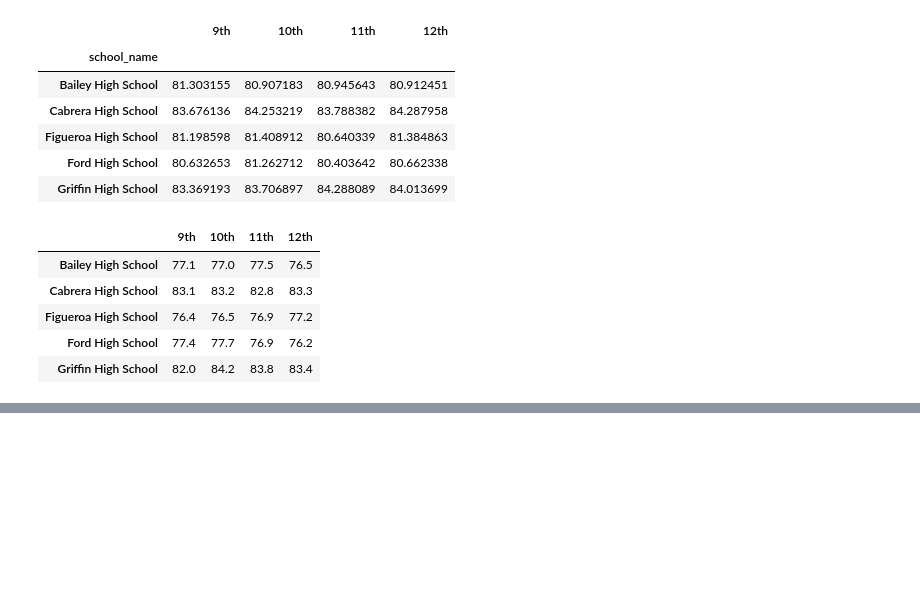
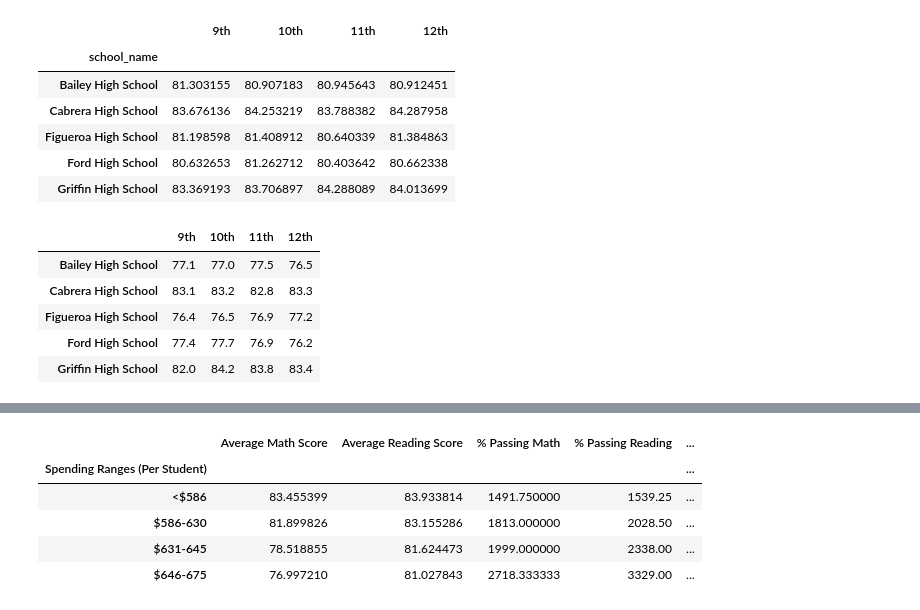
Before and after one commit to melpatjen16/School_District_Analysis, a Jupyter notebook: PyCitySchools.ipynb, the cells around one changed output, grey strips where cells are left out. Saved outputs shown, nothing was run; the diff lists cells and outputs as text; code cells hidden in the pictures; blank space fills up the shorter version.

```diff
--- a/PyCitySchools.ipynb
+++ b/PyCitySchools.ipynb
@@ -956,0 +1050,17 @@ math_scores_by_grade.head()
+# %%
+# Assemble into DataFrame.
+spending_summary_df = pd.DataFrame({
+          "Average Math Score" : spending_math_scores,
+          "Average Reading Score": spending_reading_scores,
+          "% Passing Math": spending_passing_math,
+          "% Passing Reading": spending_passing_reading,
+          "% Overall Passing": overall_passing_spending})
+
+spending_summary_df
+# %% [output]
+|  | Average Math Score | Average Reading Score | % Passing Math | % Passing Reading | ... |
+| Spending Ranges (Per Student) |  |  |  |  | ... |
+| <$586 | 83.455399 | 83.933814 | 1491.750000 | 1539.25 | ... |
+| $586-630 | 81.899826 | 83.155286 | 1813.000000 | 2028.50 | ... |
+| $631-645 | 78.518855 | 81.624473 | 1999.000000 | 2338.00 | ... |
+| $646-675 | 76.997210 | 81.027843 | 2718.333333 | 3329.00 | ... |
```
Also changed, not shown: parts of 6 cells of this notebook.
